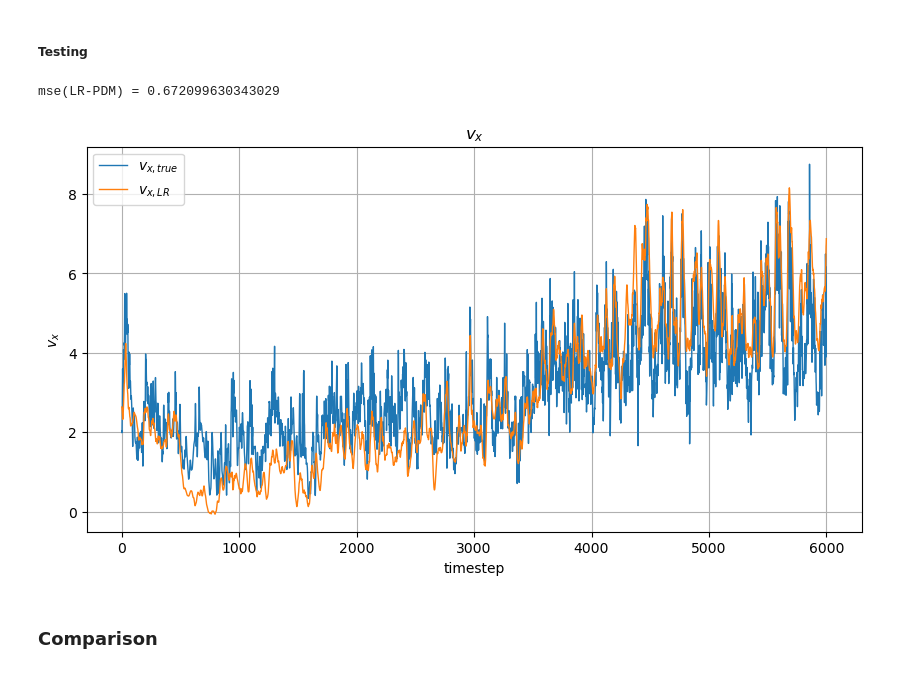
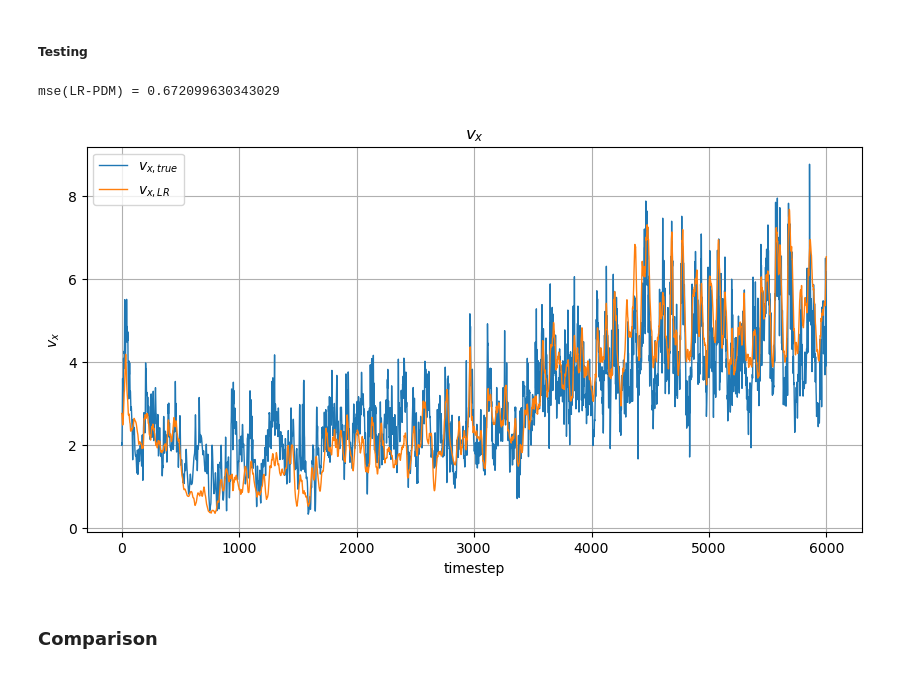
Before and after one commit to MichaelSkowronek/potential_probe_velocity_measuring, a Jupyter notebook: notebooks/yz_slice_one_point/feature_pdm/feature_pdm_ha300.ipynb, the cells around one changed output. Saved outputs shown, nothing was run; the diff lists cells and outputs as text; code cells hidden in the pictures.

```diff
--- a/notebooks/yz_slice_one_point/feature_pdm/feature_pdm_ha300.ipynb
+++ b/notebooks/yz_slice_one_point/feature_pdm/feature_pdm_ha300.ipynb
@@ -34,9 +34,9 @@ random_state = 4629837
 Ha = 300
 
 if Ha == 300:
-    slice_folder_path = Path("../../../../../data/4pi_re1000_ha300.360_ch28.p1/SliceYZ_x0015/")
+    slice_folder_path = Path("../../../../../data/re1000_ha300/SliceYZ_x0015/")
 elif Ha == 1000:
-    slice_folder_path = Path("../../../../../data/4pi_re1000_ha1000.384.pi/SliceYZ_x0015/")
+    slice_folder_path = Path("../../../../../data/re1000_ha300/SliceYZ_x0015/")
 
 # Estimates in determining_sigma_and_magnetic_field_strength.ipynb
 sigma = -1
@@ -595,34 +595,34 @@ model.fit(
 # %%
 v_x_pdm_test = pdm_approximated_velocity(
     former_point=phi_y_1_test,
     latter_point=phi_y_2_test,
     delta_l=delta_y,
     B=B_z,
 )
 v_x_pdm_test = ss_y_true.transform(
     v_x_pdm_test,
     copy=False,
 )
 y_pred_lr_pdm_test = model.predict(v_x_pdm_test)
 mse_lr_pdm = mean_squared_error(y_true_test, y_pred_lr_pdm_test)
 mses['LR-PDM'] = mse_lr_pdm
 print(f"mse(LR-PDM) = {mse_lr_pdm}")
 plot_timeseries(
     data_list=[
         y_true_test,
-        y_pred_c_pdm_test,
+        y_pred_lr_pdm_test,
     ],
     labels=[
         "$v_{x, true}$",
         "$v_{x, LR}$",
     ],
     title="$v_x$",
     xlabel="timestep",
     ylabel="$v_x$",
 )
 # %% [output]
 mse(LR-PDM) = 0.672099630343029
-[figure, old version]
+[figure, new version]
 # %% [markdown]
 ### Comparison
 # %%
```
Also changed, not shown: parts of 1 cell of this notebook, 1 other file.
